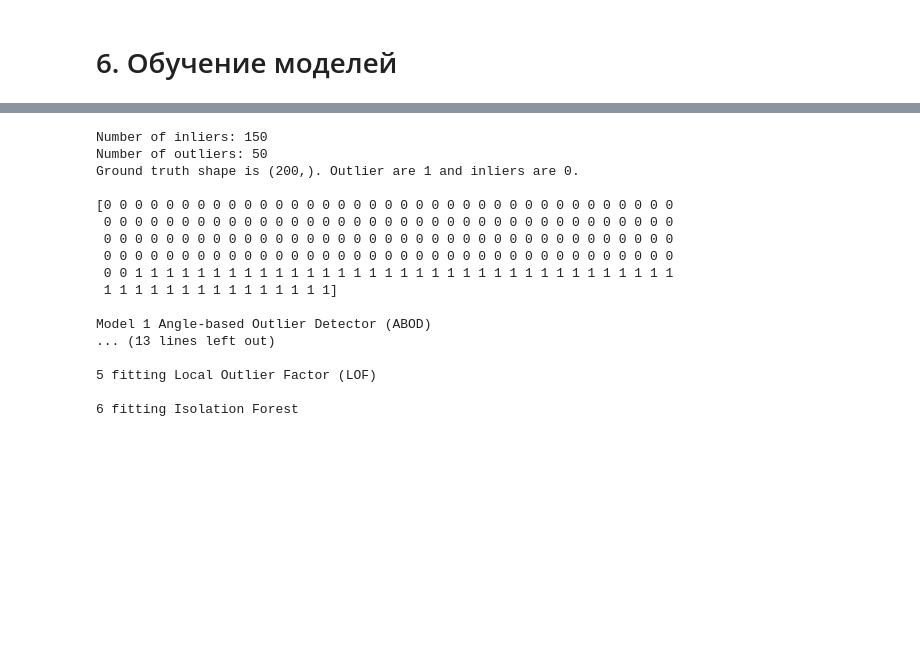
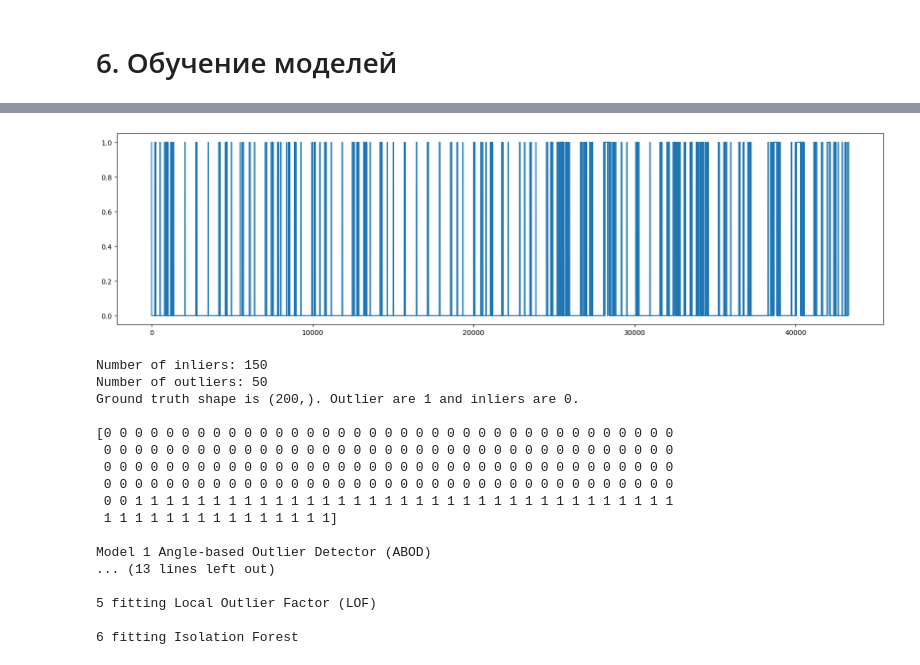
Before and after one commit to ilkaxd/RedLabHack, a Jupyter notebook: analytics/Анализ аномалий.ipynb, the cells around one changed output, grey strips where cells are left out. Saved outputs shown, nothing was run; the diff lists cells and outputs as text; code cells hidden in the pictures; blank space fills up the shorter version.

```diff
--- a/analytics/Анализ аномалий.ipynb
+++ b/analytics/Анализ аномалий.ipynb
@@ -80,3 +619,12 @@ visualize(clf_name, X_train, y_train, X_test, y_test, y_train_pred,
+# %%
+plt.figure(figsize=(20, 5))
+
+plt.plot(y_train_pred)
+# plt.plot(X_train.values)
+
+plt.show()
+# %% [output]
+[figure, added]
 # %%
 from pyod.utils.example import visualize
 # %%
```
Also changed, not shown: parts of 28 cells of this notebook, 2 other files.
